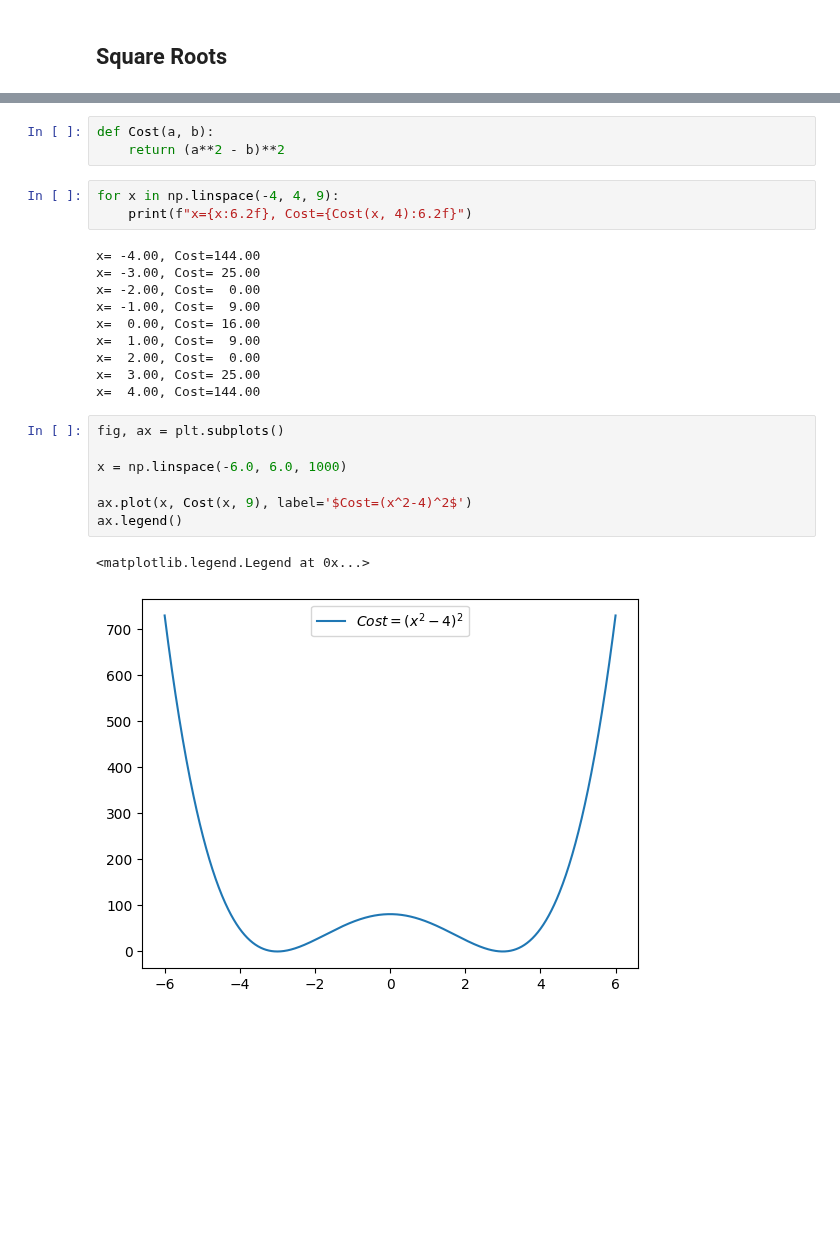
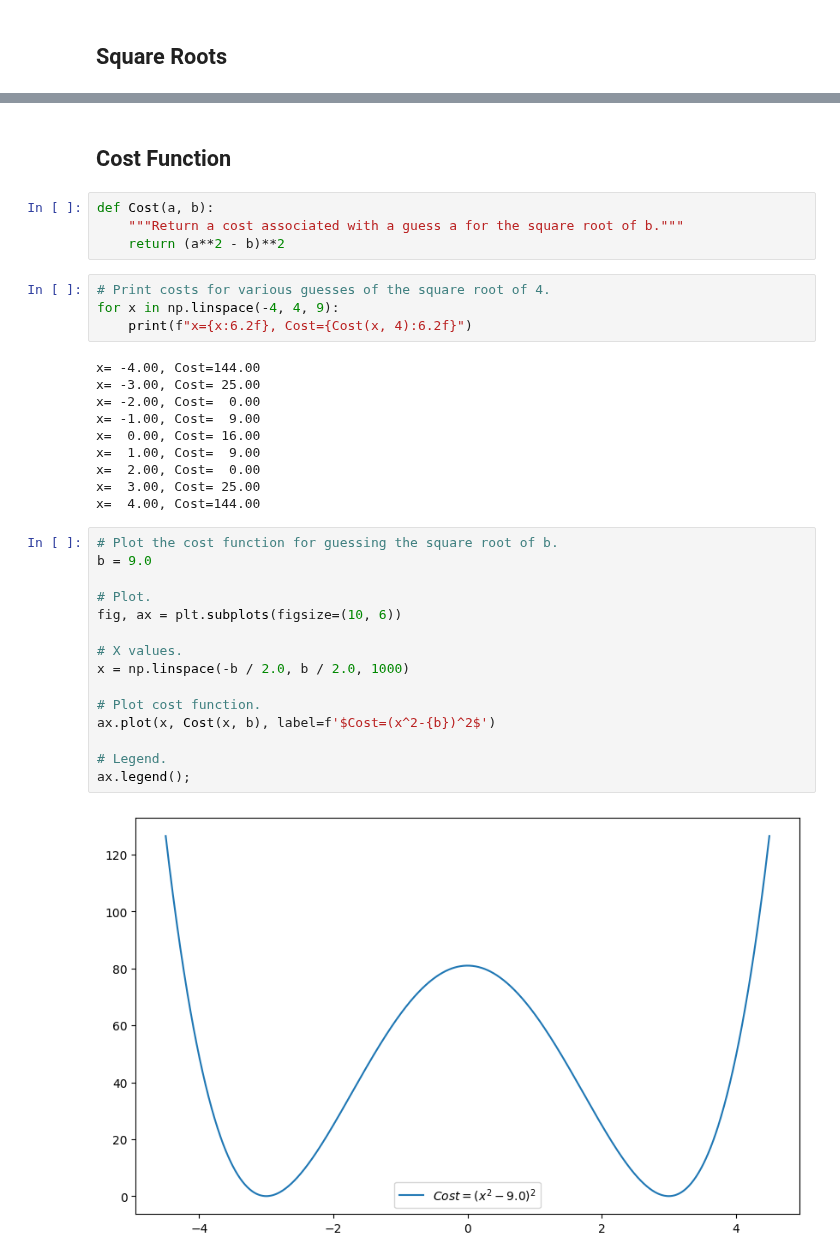
Before and after one commit to ianmcloughlin/computational-theory, a Jupyter notebook: roots.ipynb, the cells around one changed output, grey strips where cells are left out. Drawn from its saved outputs; the diff is of its cells as text; blank space fills up the shorter version.

```diff
--- a/roots.ipynb
+++ b/roots.ipynb
@@ -37,7 +87,11 @@ ax.legend()
+# %% [markdown]
+## Cost Function
 # %%
 def Cost(a, b):
+    """Return a cost associated with a guess a for the square root of b."""
     return (a**2 - b)**2
 # %%
+# Print costs for various guesses of the square root of 4.
 for x in np.linspace(-4, 4, 9):
     print(f"x={x:6.2f}, Cost={Cost(x, 4):6.2f}")
 # %% [output]
@@ -51,12 +105,19 @@ x=  2.00, Cost=  0.00
 x=  3.00, Cost= 25.00
 x=  4.00, Cost=144.00
 # %%
-fig, ax = plt.subplots()
+# Plot the cost function for guessing the square root of b.
+b = 9.0
 
-x = np.linspace(-6.0, 6.0, 1000)
+# Plot.
+fig, ax = plt.subplots(figsize=(10, 6))
 
-ax.plot(x, Cost(x, 9), label='$Cost=(x^2-4)^2$')
-ax.legend()
+# X values.
+x = np.linspace(-b / 2.0, b / 2.0, 1000)
+
+# Plot cost function.
+ax.plot(x, Cost(x, b), label=f'$Cost=(x^2-{b})^2$')
+
+# Legend.
+ax.legend();
 # %% [output]
-<matplotlib.legend.Legend at 0x...>
-[figure, old version]
+[figure, new version]
```
Also changed, not shown: parts of 19 cells of this notebook.
